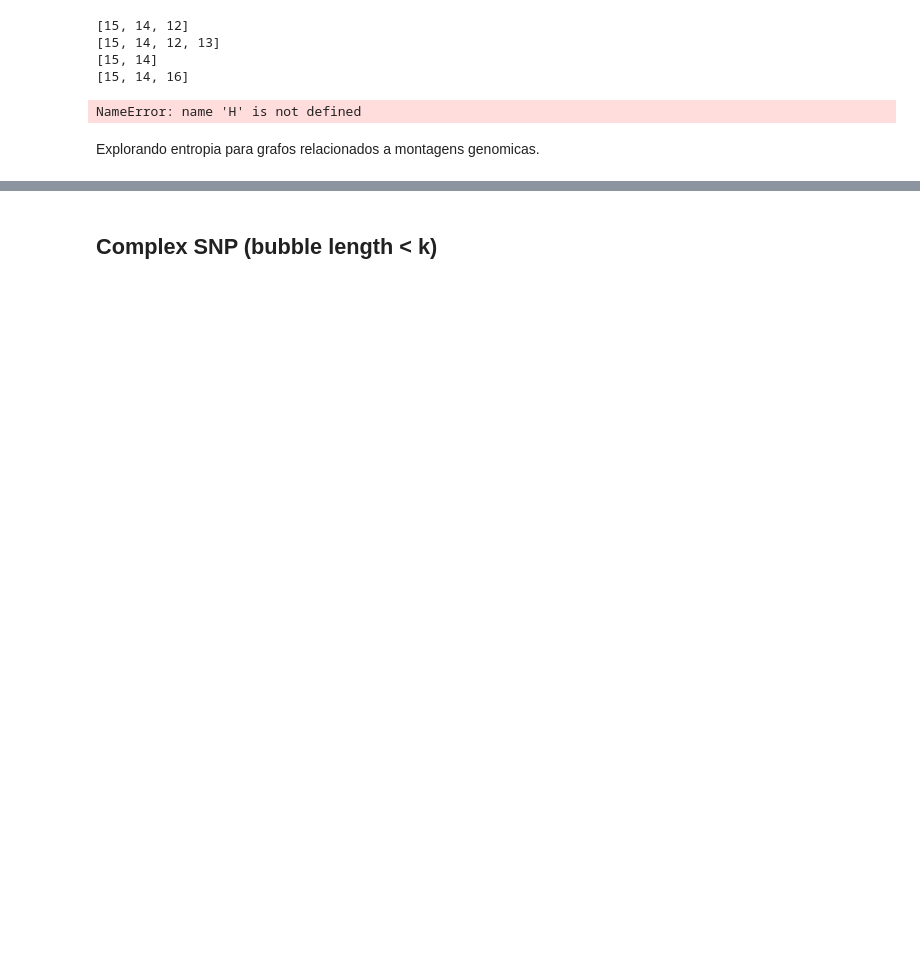
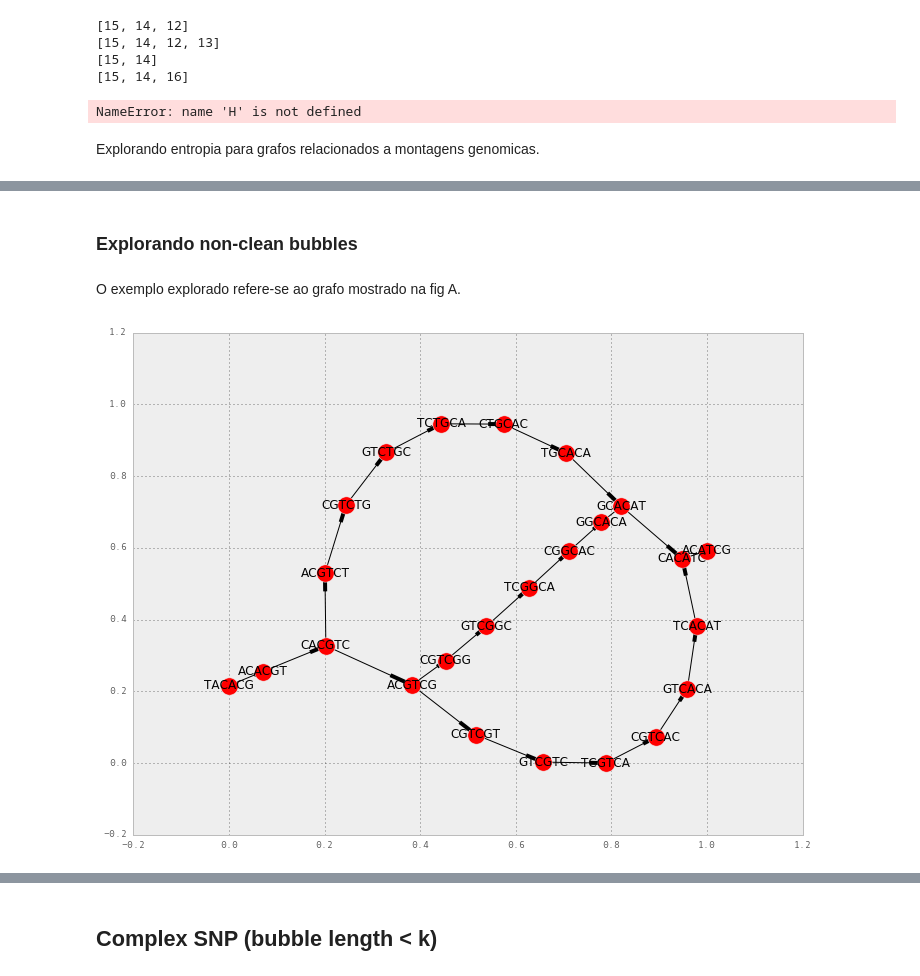
Before and after one commit to rodtheo/entropyDBG, a Jupyter notebook: cdbg.ipynb, the cells around one changed output, grey strips where cells are left out. Saved outputs shown, nothing was run; the diff lists cells and outputs as text; code cells hidden in the pictures; blank space fills up the shorter version.

```diff
--- a/cdbg.ipynb
+++ b/cdbg.ipynb
@@ -124,7 +88,7 @@ def set_g_json(seq, k, color, reduce_g = False):
     if reduce_g == True:
         G = reduce_graph(G)
     def generateD3JSONForG(G, color):
-        s = {"nodes":[], "links":[]}
+        s = {"nodes":[], "links":[], "linksInteger":[]}
         name2Idx = {}
         c = 0
         for n in G.nodes():
@@ -141,7 +105,7 @@ def set_g_json(seq, k, color, reduce_g = False):
         for e in G.edges():
             col = "rgb(0,0,255)"
             width = 1
-            #s["links"].append({"source":name2Idx[e[0]], "target":name2Idx[e[1]], "color":col, "width":width})
+            s["linksInteger"].append({"source":name2Idx[e[0]], "target":name2Idx[e[1]], "color":col, "width":width})
             s["links"].append({"source": e[0], "target": e[1], "type": color, "width":width})
 #        return json.dumps(s)
         return(s)
@@ -1012,0 +925,13 @@ results_sorted
+# %% [markdown]
+### Explorando non-clean bubbles
+# %% [markdown]
+O exemplo explorado refere-se ao grafo mostrado na fig A.
+# %%
+G_A = nx.DiGraph()
+for difpath in [dicSeqDummy1["links"],dicSeqDummy2["links"],dicSeqRef["links"]]:
+    for edge in difpath:
+        G_A.add_edge(edge["source"], edge["target"],weight=1)
+pos = nx.spectral_layout(G_A)
+nx.draw_networkx(G_A, pos=pos)
+# %% [output]
+[figure, added]
```
Also changed, not shown: parts of 47 cells of this notebook, 4 other files.
